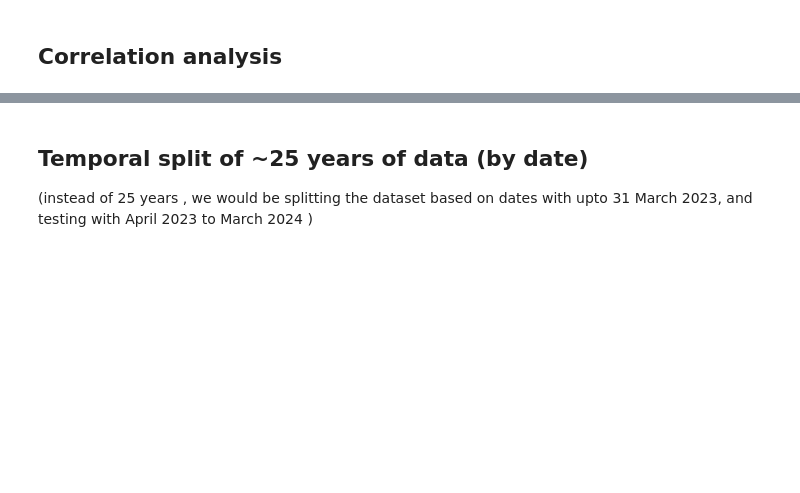
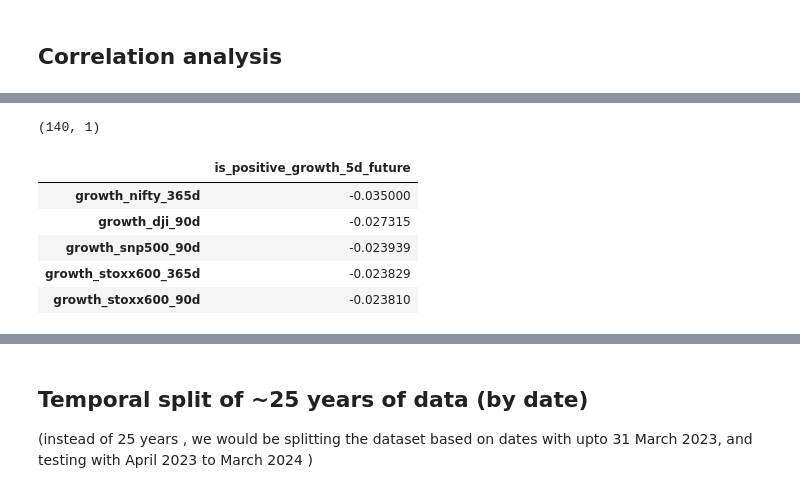
Before and after one commit to MekongDelta-mind/sma_project_repo, a Jupyter notebook: project_sma.ipynb, the cells around one changed output, grey strips where cells are left out. Drawn from its saved outputs; the diff is of its cells as text; code cells hidden in the pictures; blank space fills up the shorter version.

```diff
--- a/project_sma.ipynb
+++ b/project_sma.ipynb
@@ -1452,0 +1497,13 @@ memory usage: 141.0 MB
+# %%
+corr_is_positive_growth_5d_future_df.shape
+# %% [output]
+(140, 1)
+# %%
+corr_is_positive_growth_5d_future_df.sort_values(by='is_positive_growth_5d_future').head(5)
+# %% [output]
+|  | is_positive_growth_5d_future |
+| growth_nifty_365d | -0.035000 |
+| growth_dji_90d | -0.027315 |
+| growth_snp500_90d | -0.023939 |
+| growth_stoxx600_365d | -0.023829 |
+| growth_stoxx600_90d | -0.023810 |
```
Also changed, not shown: parts of 15 cells of this notebook, 2 other files.
